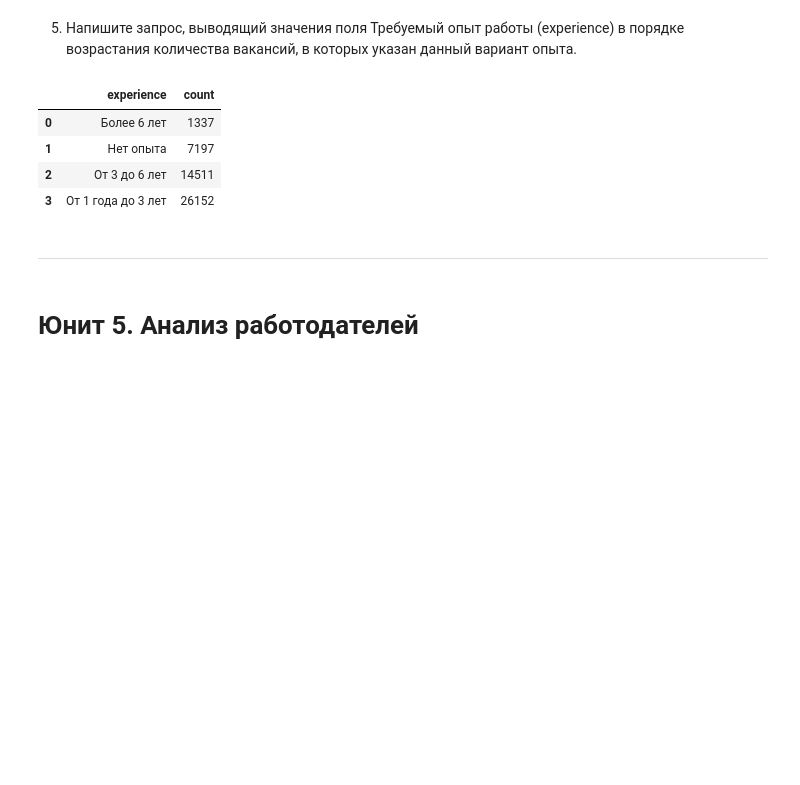
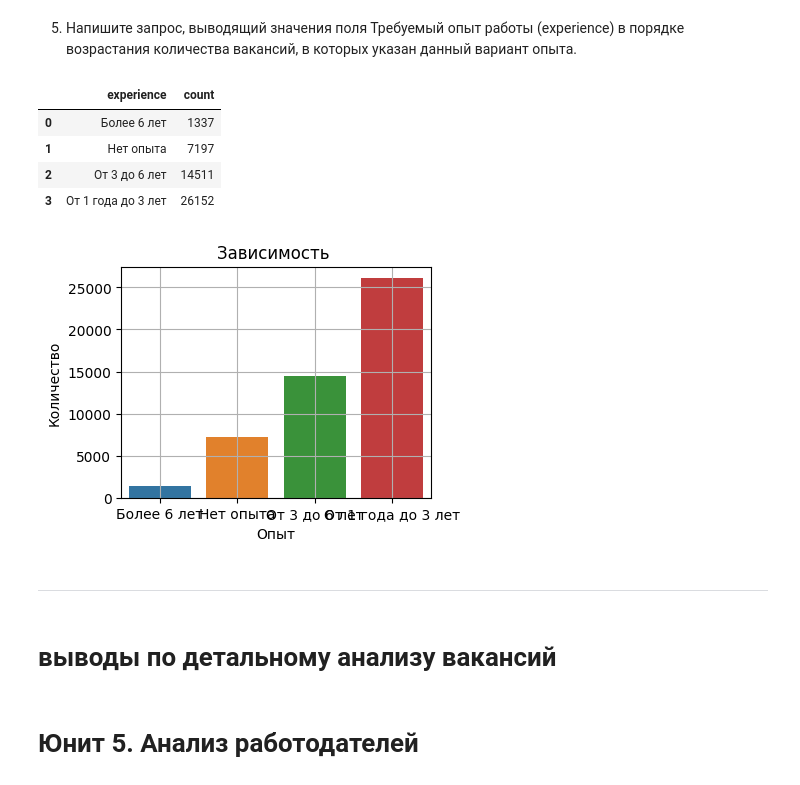
Before and after one commit to kdunaev-a10/SkillFactory-DTS, a Jupyter notebook: project_2/Project_2_headHunter.ipynb, the cells around one changed output. Cells and saved outputs as stored; diff of their text form; code cells hidden in the pictures; blank space fills up the shorter version.

```diff
--- a/project_2/Project_2_headHunter.ipynb
+++ b/project_2/Project_2_headHunter.ipynb
@@ -264,12 +260,25 @@ query_4_5 = f'''
 # %%
 # результат запроса
 hh_df = pd.read_sql_query(query_4_5, connection)
 display(hh_df)
+
+fig, axes = plt.subplots(nrows=1, ncols=1, figsize=(4, 3))
+
+histplot = sns.barplot(
+    data=hh_df,
+    x='experience',
+    y='count',
+    )
+histplot.set_title('Зависимость ');
+histplot.set_xlabel('Опыт')
+histplot.set_ylabel('Количество')
+plt.grid()
 # %% [output]
 |  | experience | count |
 | 0 | Более 6 лет | 1337 |
 | 1 | Нет опыта | 7197 |
 | 2 | От 3 до 6 лет | 14511 |
 | 3 | От 1 года до 3 лет | 26152 |
+[figure, added]
 # %% [markdown]
 ***
@@ -278,3 +285,5 @@ display(hh_df)
+# %% [markdown]
+# выводы по детальному анализу вакансий
 # %% [markdown]
 # Юнит 5. Анализ работодателей
 # %% [markdown]
```
Also changed, not shown: parts of 21 cells of this notebook, 1 other file.
